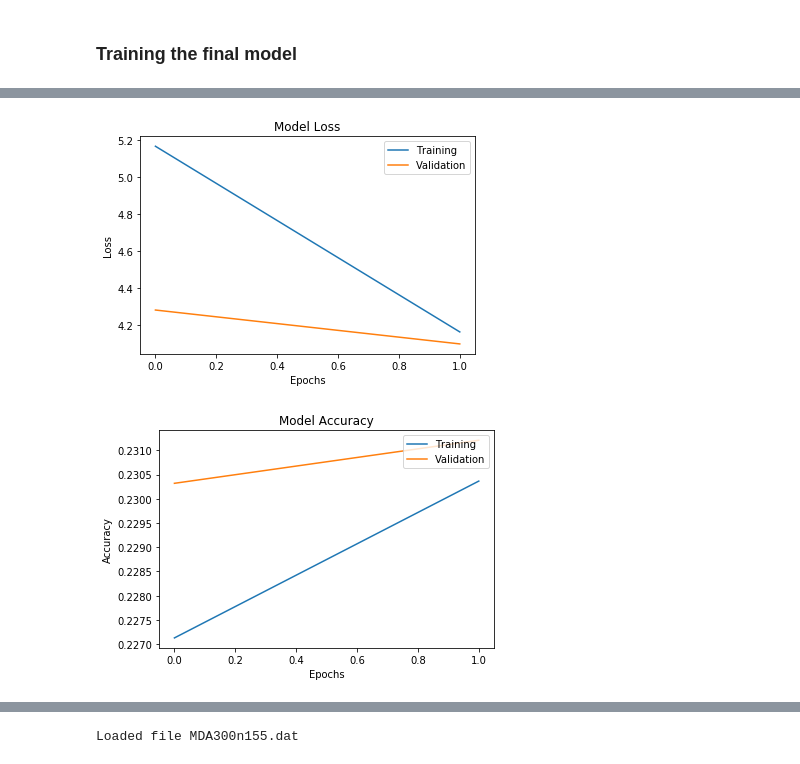
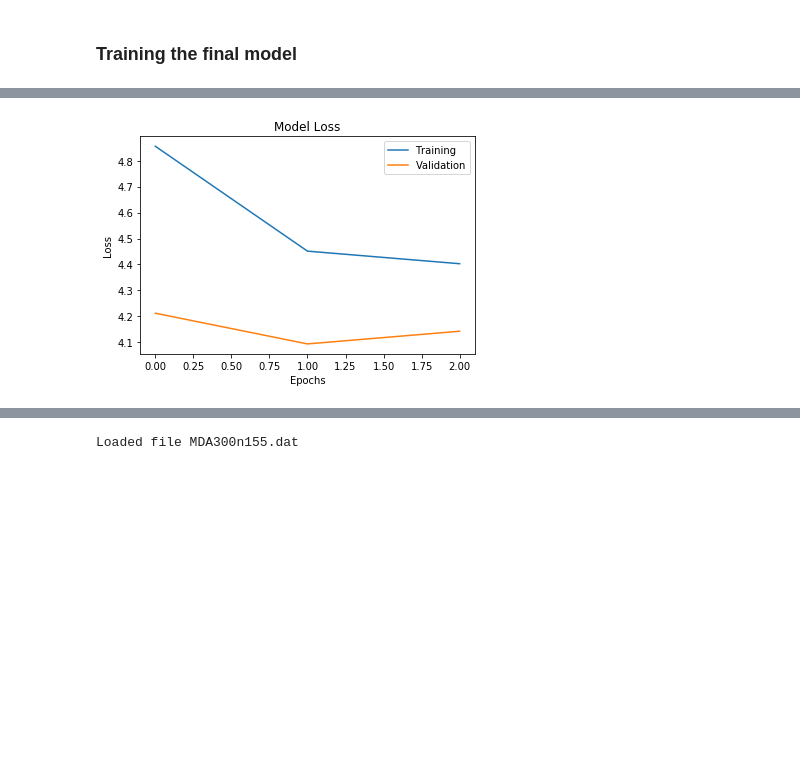
Before and after one commit to MatthewJahn/CIS3296-Irradiance-Project, a Jupyter notebook: Irradiance_Project_CNN.ipynb, the cells around one changed output, grey strips where cells are left out. Saved outputs shown, nothing was run; the diff lists cells and outputs as text; code cells hidden in the pictures; blank space fills up the shorter version.

```diff
--- a/Irradiance_Project_CNN.ipynb
+++ b/Irradiance_Project_CNN.ipynb
@@ -106,11 +106,11 @@ data.loc[data.IRRADIANCE==8.75, 'IRRADIANCE'] = 1
 data.loc[data.IRRADIANCE==3.07, 'IRRADIANCE'] = 2
 data.loc[data.IRRADIANCE==2.81, 'IRRADIANCE'] = 3
 data.loc[data.IRRADIANCE==3.17, 'IRRADIANCE'] = 4
-data.loc[data.IRRADIANCE==8.44, 'IRRADIANCE'] = 5
-data.loc[data.IRRADIANCE==2.74, 'IRRADIANCE'] = 6
-data.loc[data.IRRADIANCE==2.98, 'IRRADIANCE'] = 7
-data.loc[data.IRRADIANCE==3.14, 'IRRADIANCE'] = 8
-data.loc[data.IRRADIANCE==3.52, 'IRRADIANCE'] = 9
+# data.loc[data.IRRADIANCE==8.44, 'IRRADIANCE'] = 5
+# data.loc[data.IRRADIANCE==2.74, 'IRRADIANCE'] = 6
+# data.loc[data.IRRADIANCE==2.98, 'IRRADIANCE'] = 7
+# data.loc[data.IRRADIANCE==3.14, 'IRRADIANCE'] = 8
+# data.loc[data.IRRADIANCE==3.52, 'IRRADIANCE'] = 9
 # %%
 data.head()
 # %% [output]
@@ -143,8 +143,8 @@ shape_ord = (X_train[0].shape)
 # Extract the label column: IRRADIANCE
 
 # Cast the label as integer
-Y_train = np.array(Train_Set[['IRRADIANCE']]).astype('int')
-Y_test = np.array(Test_Set[['IRRADIANCE']]).astype('int')
+Y_train = np.array(Train_Set[['IRRADIANCE']]).astype('float64')
+Y_test = np.array(Test_Set[['IRRADIANCE']]).astype('float64')
 
 from keras.utils import to_categorical
 # Convert the labels into categorical form
@@ -159,7 +159,7 @@ shape_ord
 # %%
 # Initialize the parameters
 # Number of epochs
-nb_epochs = 2
+nb_epochs = 3
 # Batch size
 batch_size = 128
 # Vanilla SGD
@@ -168,9 +168,9 @@ sgd = SGD(lr=0.1, decay=1e-6, momentum=0.9, nesterov=True)
 model = Sequential()
 
 model.add(Dense(10, activation='relu', input_dim=2))
-model.add(Dropout(1.0))
+model.add(Dropout(0.4))
 model.add(Dense(10, activation='relu'))
-model.add(Dropout(1.0))
+model.add(Dropout(0.4))
 model.add(Dense(8750, activation='softmax'))
 
 model.compile(loss='categorical_crossentropy',
@@ -210,25 +211,24 @@ Epoch 2/2
 # %%
 import matplotlib.pyplot as plt
 %matplotlib inline
 
 plt.xlabel('Epochs')
 plt.ylabel('Loss')
 plt.title('Model Loss')
 plt.plot(hist.history['loss'])
 plt.plot(hist.history['val_loss'])
 plt.legend(['Training', 'Validation'], loc='upper right')
 plt.show()
 
-plt.xlabel('Epochs')
-plt.ylabel('Accuracy')
-plt.title('Model Accuracy')
-plt.plot(hist.history['accuracy'])
-plt.plot(hist.history['val_accuracy'])
-plt.legend(['Training', 'Validation'], loc='upper right')
-plt.show()
+# plt.xlabel('Epochs')
+# plt.ylabel('Accuracy')
+# plt.title('Model Accuracy')
+# plt.plot(hist.history['accuracy'])
+# plt.plot(hist.history['val_accuracy'])
+# plt.legend(['Training', 'Validation'], loc='upper right')
+# plt.show()
 # %% [output]
-[figure, old version]
+[figure, new version]
-[figure, removed]
 # %%
 # Evaluating the model on the test data
 loss, accuracy = model.evaluate(X_test, Y_test, verbose=0)
```
Also changed, not shown: parts of 16 cells of this notebook.
